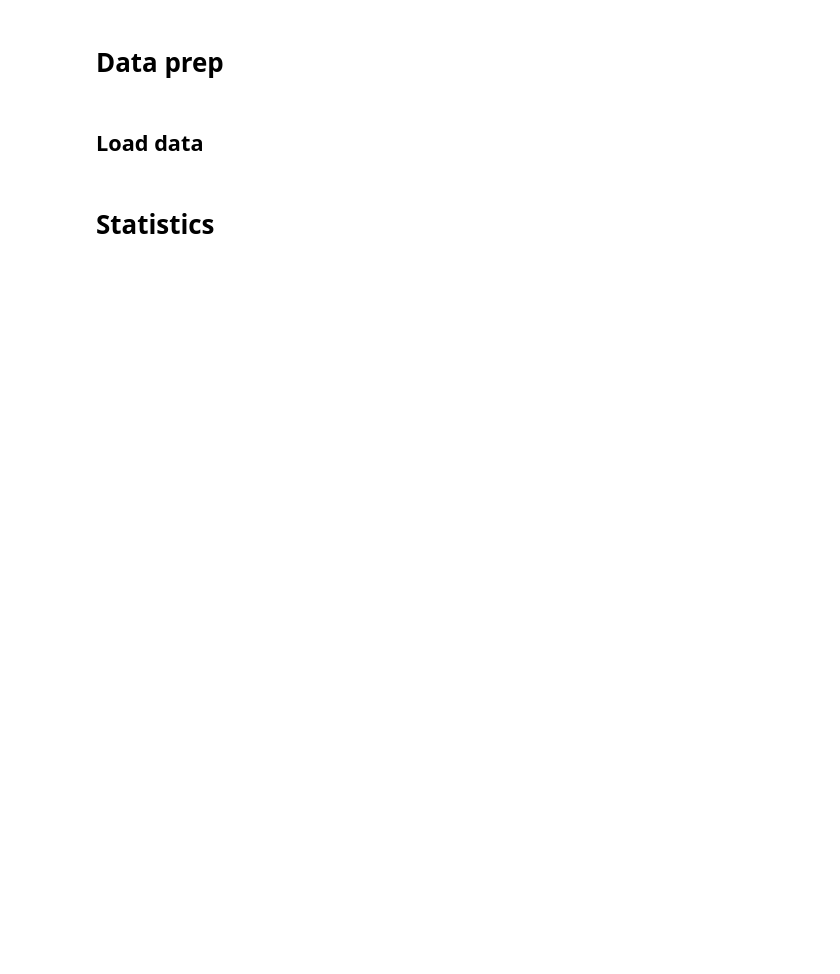
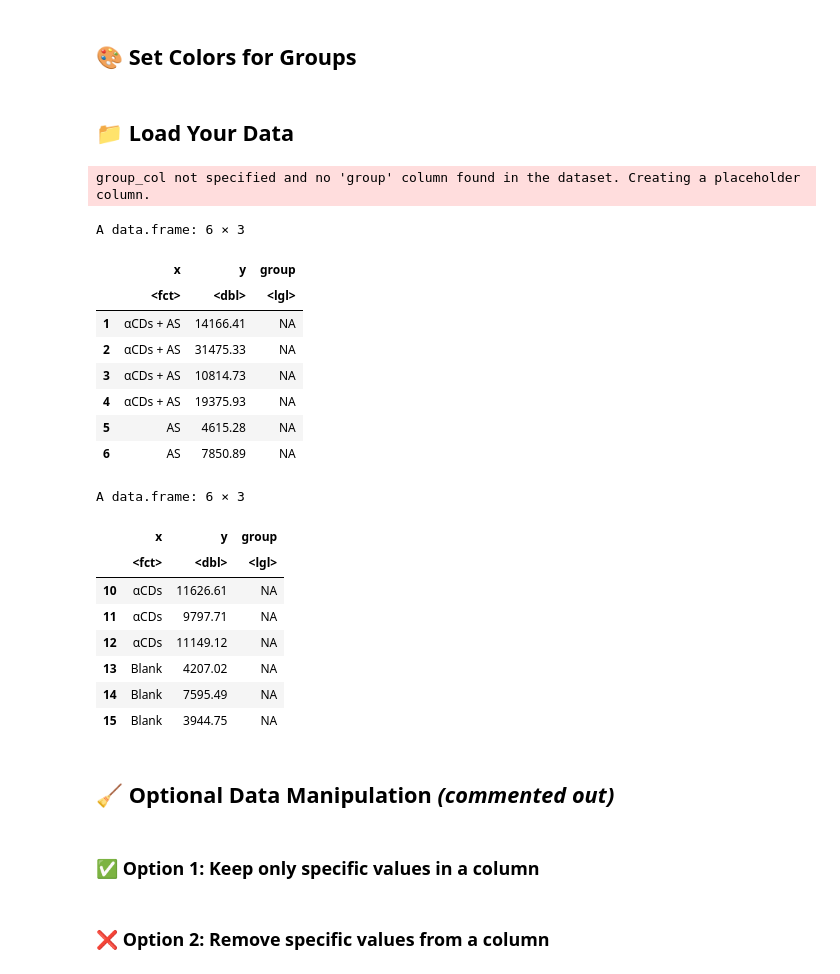
Before and after one commit to gabnasello/datascience-templates, a Jupyter notebook: barplots/barplot_multiGroups_onewayANOVA/barplot_multiGroups_onewayANOVA.ipynb, the cells around one changed output. Drawn from its saved outputs; the diff is of its cells as text; code cells hidden in the pictures; blank space fills up the shorter version.

```diff
--- a/barplots/barplot_multiGroups_onewayANOVA/barplot_multiGroups_onewayANOVA.ipynb
+++ b/barplots/barplot_multiGroups_onewayANOVA/barplot_multiGroups_onewayANOVA.ipynb
@@ -15,30 +24,48 @@ library(ggplotUtils)
+# %% [markdown]
+## 🎨 Set Colors for Groups
+# %%
+
+scale_color_manual.values <- c(
+  "Blank" = "#8b8c8cff",
+  "αCDs" = "#4dbbd5ff",
+  "AS" = "#ff6666ff",
+  "αCDs + AS" = "#4d9999ff"
+)
 # %% [markdown]
-# Data prep
+## 📁 Load Your Data
-# %% [markdown]
-## Load data
 # %%
-filetable <- 'data.csv'
+filetable <- "data.csv"
+
 filename <- tools::file_path_sans_ext(filetable)
-
-df <- read.csv(filetable)
-names(df)
-
-title <- ' '
-xlabel <- ' '
-ylabel <- 'CD25 MFI'
-
-scale_color_manual.values <- c("Blank" = "#8b8c8cff",
-                               "αCDs" = "#4dbbd5ff",
-                               "AS" = "#ff6666ff",
-                               "αCDs + AS" = "#4d9999ff")
-
-# Use the function to read and process the data
-df <- read_and_process_data(filetable,
-                            x_col = "x",
-                            y_col = 'y',
-                            xlabels_ordered = names(scale_color_manual.values),
-                           )
+df <- read_and_process_data(
+  filetable,
+  x_col = "x",
+  y_col = "y",
+  xlabels_ordered = names(scale_color_manual.values)
+)
 head(df)
 tail(df)
+# %% [output]
+group_col not specified and no 'group' column found in the dataset. Creating a placeholder column.
+A data.frame: 6 × 3
+|  | x | y | group |
+|  | <fct> | <dbl> | <lgl> |
+| 1 | αCDs + AS | 14166.41 | NA |
+| 2 | αCDs + AS | 31475.33 | NA |
+| 3 | αCDs + AS | 10814.73 | NA |
+| 4 | αCDs + AS | 19375.93 | NA |
+| 5 | AS | 4615.28 | NA |
+| 6 | AS | 7850.89 | NA |
+A data.frame: 6 × 3
+|  | x | y | group |
+|  | <fct> | <dbl> | <lgl> |
+| 10 | αCDs | 11626.61 | NA |
+| 11 | αCDs | 9797.71 | NA |
+| 12 | αCDs | 11149.12 | NA |
+| 13 | Blank | 4207.02 | NA |
+| 14 | Blank | 7595.49 | NA |
+| 15 | Blank | 3944.75 | NA |
-# %% [markdown]
-# Statistics
+# %% [markdown]
+## 🧹 Optional Data Manipulation *(commented out)*
+# %% [markdown]
+### ✅ Option 1: Keep only specific values in a column
@@ -44,0 +79,2 @@ tail(df)
+# %% [markdown]
+### ❌ Option 2: Remove specific values from a column
```
Also changed, not shown: parts of 51 cells of this notebook.
